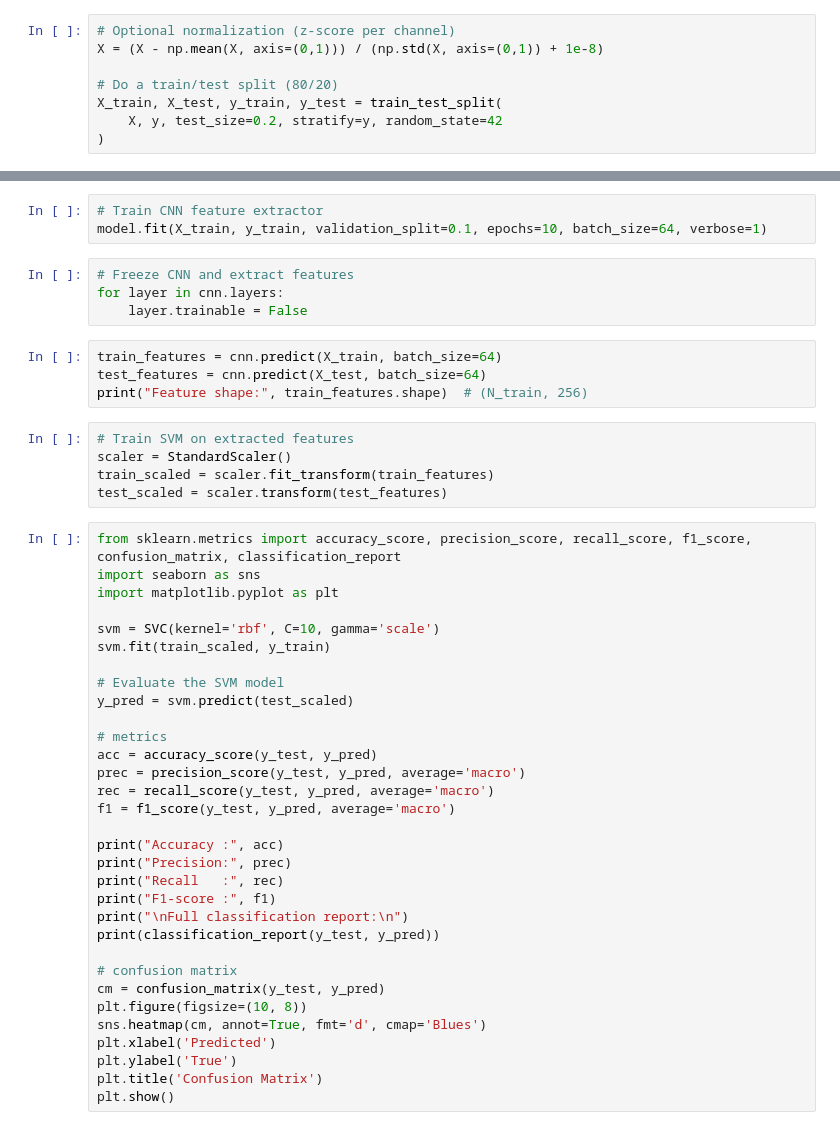
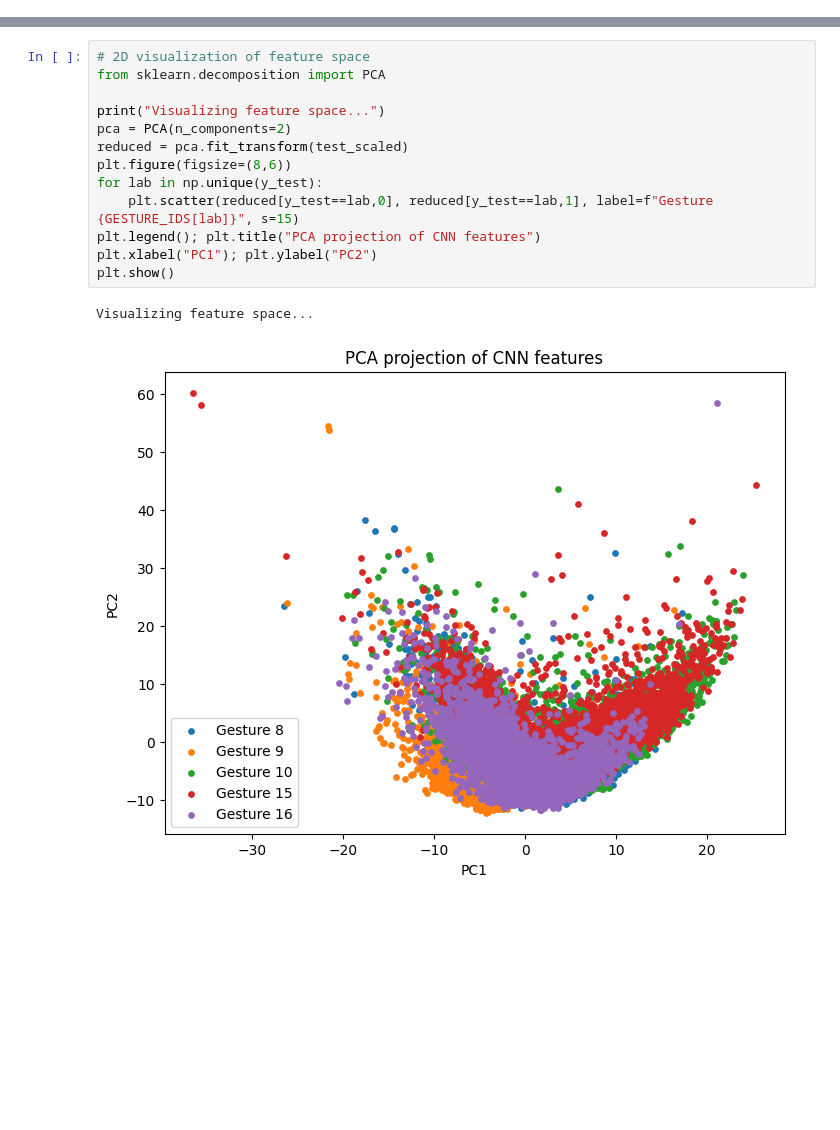
Before and after one commit to dimjov/EmgML, a Jupyter notebook: B.ipynb, the cells around one changed output, grey strips where cells are left out. Saved outputs shown, nothing was run; the diff lists cells and outputs as text; blank space fills up the shorter version.

```diff
--- a/B.ipynb
+++ b/B.ipynb
@@ -208,8 +264,0 @@ MemoryError: Unable to allocate 33.7 GiB for an array with shape (460530, 1228,
-# %%
-# Optional normalization (z-score per channel)
-X = (X - np.mean(X, axis=(0,1))) / (np.std(X, axis=(0,1)) + 1e-8)
-
-# Do a train/test split (80/20)
-X_train, X_test, y_train, y_test = train_test_split(
-    X, y, test_size=0.2, stratify=y, random_state=42
-)
@@ -236,48 +265,16 @@ model.compile(optimizer=tf.keras.optimizers.Adam(1e-4),
-# %%
-# Train CNN feature extractor
-model.fit(X_train, y_train, validation_split=0.1, epochs=10, batch_size=64, verbose=1)
-# %%
-# Freeze CNN and extract features
-for layer in cnn.layers:
-    layer.trainable = False
-# %%
-train_features = cnn.predict(X_train, batch_size=64)
-test_features = cnn.predict(X_test, batch_size=64)
-print("Feature shape:", train_features.shape)  # (N_train, 256)
-# %%
-# Train SVM on extracted features
-scaler = StandardScaler()
-train_scaled = scaler.fit_transform(train_features)
-test_scaled = scaler.transform(test_features)
-# %%
-from sklearn.metrics import accuracy_score, precision_score, recall_score, f1_score, confusion_matrix, classification_report
-import seaborn as sns
-import matplotlib.pyplot as plt
-
-svm = SVC(kernel='rbf', C=10, gamma='scale')
-svm.fit(train_scaled, y_train)
-
-# Evaluate the SVM model
-y_pred = svm.predict(test_scaled)
-
-# metrics
-acc = accuracy_score(y_test, y_pred)
-prec = precision_score(y_test, y_pred, average='macro')
-rec = recall_score(y_test, y_pred, average='macro')
-f1 = f1_score(y_test, y_pred, average='macro')
-
-print("Accuracy :", acc)
-print("Precision:", prec)
-print("Recall   :", rec)
-print("F1-score :", f1)
-print("\nFull classification report:\n")
-print(classification_report(y_test, y_pred))
-
-# confusion matrix
-cm = confusion_matrix(y_test, y_pred)
-plt.figure(figsize=(10, 8))
-sns.heatmap(cm, annot=True, fmt='d', cmap='Blues')
-plt.xlabel('Predicted')
-plt.ylabel('True')
-plt.title('Confusion Matrix')
-plt.show()
+# %%
+# 2D visualization of feature space
+from sklearn.decomposition import PCA
+
+print("Visualizing feature space...")
+pca = PCA(n_components=2)
+reduced = pca.fit_transform(test_scaled)
+plt.figure(figsize=(8,6))
+for lab in np.unique(y_test):
+    plt.scatter(reduced[y_test==lab,0], reduced[y_test==lab,1], label=f"Gesture {GESTURE_IDS[lab]}", s=15)
+plt.legend(); plt.title("PCA projection of CNN features")
+plt.xlabel("PC1"); plt.ylabel("PC2")
+plt.show()
+# %% [output]
+Visualizing feature space...
+[figure, added]
```
Also changed, not shown: parts of 21 cells of this notebook, 1 other file.
